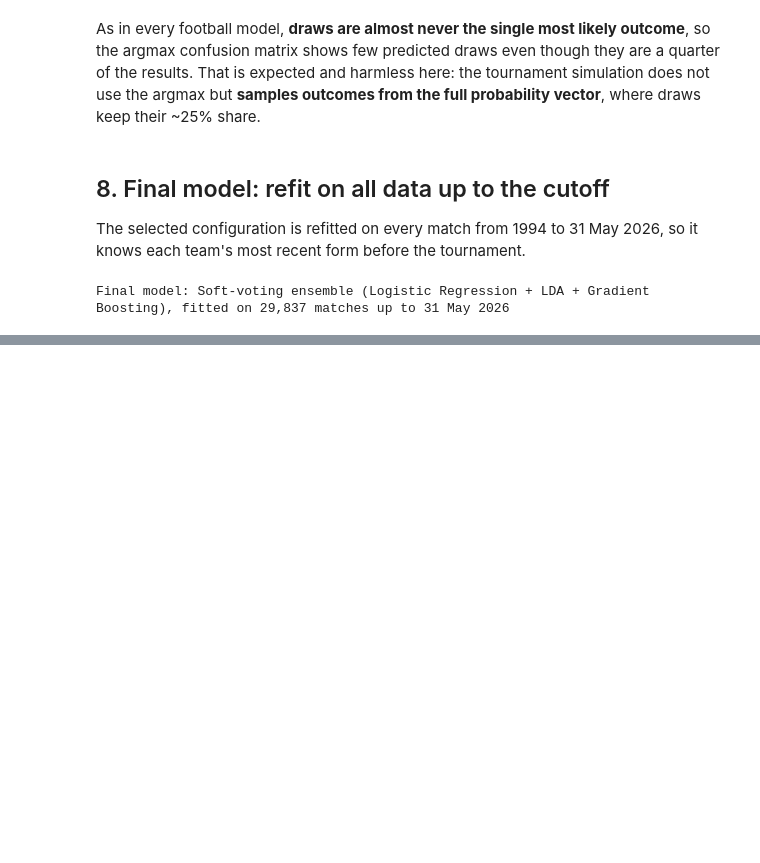
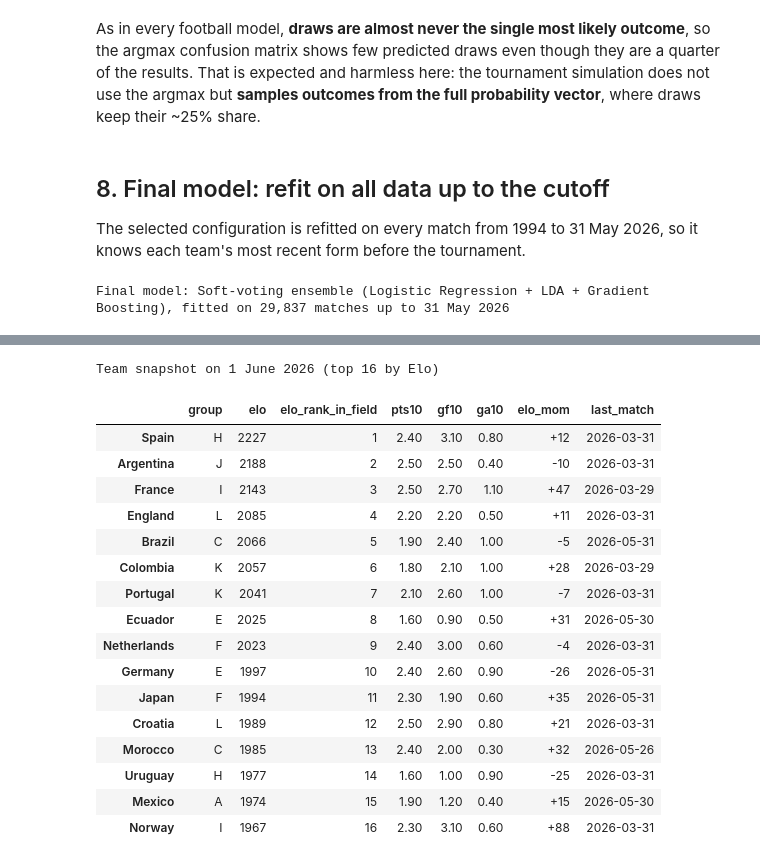
Before and after one commit to liiiira/wc_predictor, a Jupyter notebook: worldcup_2026_prediction.ipynb, the cells around one changed output, grey strips where cells are left out. Drawn from its saved outputs; the diff is of its cells as text; code cells hidden in the pictures; blank space fills up the shorter version.

Commit message:
World Cup 2026 groups, team snapshot and match-probability engine

```diff
--- a/worldcup_2026_prediction.ipynb
+++ b/worldcup_2026_prediction.ipynb
@@ -785,0 +805,59 @@ Final model: Soft-voting ensemble (Logistic Regression + LDA + Gradient Boosting
+# %%
+GROUPS = {
+    'A': ['Mexico', 'South Africa', 'South Korea', 'Czech Republic'],
+    'B': ['Canada', 'Bosnia and Herzegovina', 'Qatar', 'Switzerland'],
+    'C': ['Brazil', 'Morocco', 'Haiti', 'Scotland'],
+    'D': ['United States', 'Paraguay', 'Australia', 'Turkey'],
+    'E': ['Germany', 'Curaçao', 'Ivory Coast', 'Ecuador'],
+    'F': ['Netherlands', 'Japan', 'Sweden', 'Tunisia'],
+    'G': ['Belgium', 'Egypt', 'Iran', 'New Zealand'],
+    'H': ['Spain', 'Cape Verde', 'Saudi Arabia', 'Uruguay'],
+    'I': ['France', 'Senegal', 'Iraq', 'Norway'],
+    'J': ['Argentina', 'Algeria', 'Austria', 'Jordan'],
+    'K': ['Portugal', 'DR Congo', 'Uzbekistan', 'Colombia'],
+    'L': ['England', 'Croatia', 'Ghana', 'Panama'],
+}
+HOSTS = {'United States', 'Mexico', 'Canada'}
+GROUP_NAMES = list(GROUPS)
+TEAMS = [t for g in GROUP_NAMES for t in GROUPS[g]]
+T = {t: i for i, t in enumerate(TEAMS)}
+TEAM_GROUP = {t: g for g, ts in GROUPS.items() for t in ts}
+assert len(TEAMS) == 48 and all(t in final_ratings for t in TEAMS)
+
+def team_state(team):
+    """Team features for its *next* match, i.e. the same definitions as the training features."""
+    h = long[long.team == team]
+    last5, last10, elo = h.tail(5), h.tail(10), final_ratings[team]
+    return {'elo': elo, 'pts5': last5.pts.mean(), 'pts10': last10.pts.mean(), 'gf10': last10.gf.mean(),
+            'ga10': last10.ga.mean(), 'opp_elo10': last10.opp_elo.mean(), 'elo_mom': elo - h.elo.iloc[-10],
+            'rest': 0.0,                                    # unknown and symmetric at a tournament
+            'exp': np.log1p(len(h)), 'last_match': h.date.iloc[-1]}
+
+STATE = {t: team_state(t) for t in TEAMS}
+snapshot = pd.DataFrame.from_dict(STATE, orient='index')
+snapshot.insert(0, 'group', [TEAM_GROUP[t] for t in snapshot.index])
+snapshot = snapshot.sort_values('elo', ascending=False)
+snapshot['elo_rank_in_field'] = range(1, 49)
+print('Team snapshot on 1 June 2026 (top 16 by Elo)')
+display(snapshot.head(16)[['group', 'elo', 'elo_rank_in_field', 'pts10', 'gf10', 'ga10', 'elo_mom', 'last_match']]
+        .style.format({'elo': '{:.0f}', 'pts10': '{:.2f}', 'gf10': '{:.2f}', 'ga10': '{:.2f}',
+                       'elo_mom': '{:+.0f}', 'last_match': '{:%Y-%m-%d}'}))
+# %% [output]
+Team snapshot on 1 June 2026 (top 16 by Elo)
+|  | group | elo | elo_rank_in_field | pts10 | gf10 | ga10 | elo_mom | last_match |
+| Spain | H | 2227 | 1 | 2.40 | 3.10 | 0.80 | +12 | 2026-03-31 |
+| Argentina | J | 2188 | 2 | 2.50 | 2.50 | 0.40 | -10 | 2026-03-31 |
+| France | I | 2143 | 3 | 2.50 | 2.70 | 1.10 | +47 | 2026-03-29 |
+| England | L | 2085 | 4 | 2.20 | 2.20 | 0.50 | +11 | 2026-03-31 |
+| Brazil | C | 2066 | 5 | 1.90 | 2.40 | 1.00 | -5 | 2026-05-31 |
+| Colombia | K | 2057 | 6 | 1.80 | 2.10 | 1.00 | +28 | 2026-03-29 |
+| Portugal | K | 2041 | 7 | 2.10 | 2.60 | 1.00 | -7 | 2026-03-31 |
+| Ecuador | E | 2025 | 8 | 1.60 | 0.90 | 0.50 | +31 | 2026-05-30 |
+| Netherlands | F | 2023 | 9 | 2.40 | 3.00 | 0.60 | -4 | 2026-03-31 |
+| Germany | E | 1997 | 10 | 2.40 | 2.60 | 0.90 | -26 | 2026-05-31 |
+| Japan | F | 1994 | 11 | 2.30 | 1.90 | 0.60 | +35 | 2026-05-31 |
+| Croatia | L | 1989 | 12 | 2.50 | 2.90 | 0.80 | +21 | 2026-03-31 |
+| Morocco | C | 1985 | 13 | 2.40 | 2.00 | 0.30 | +32 | 2026-05-26 |
+| Uruguay | H | 1977 | 14 | 1.60 | 1.00 | 0.90 | -25 | 2026-03-31 |
+| Mexico | A | 1974 | 15 | 1.90 | 1.20 | 0.40 | +15 | 2026-05-30 |
+| Norway | I | 1967 | 16 | 2.30 | 3.10 | 0.60 | +88 | 2026-03-31 |
```
Also changed, not shown: parts of 10 cells of this notebook.
